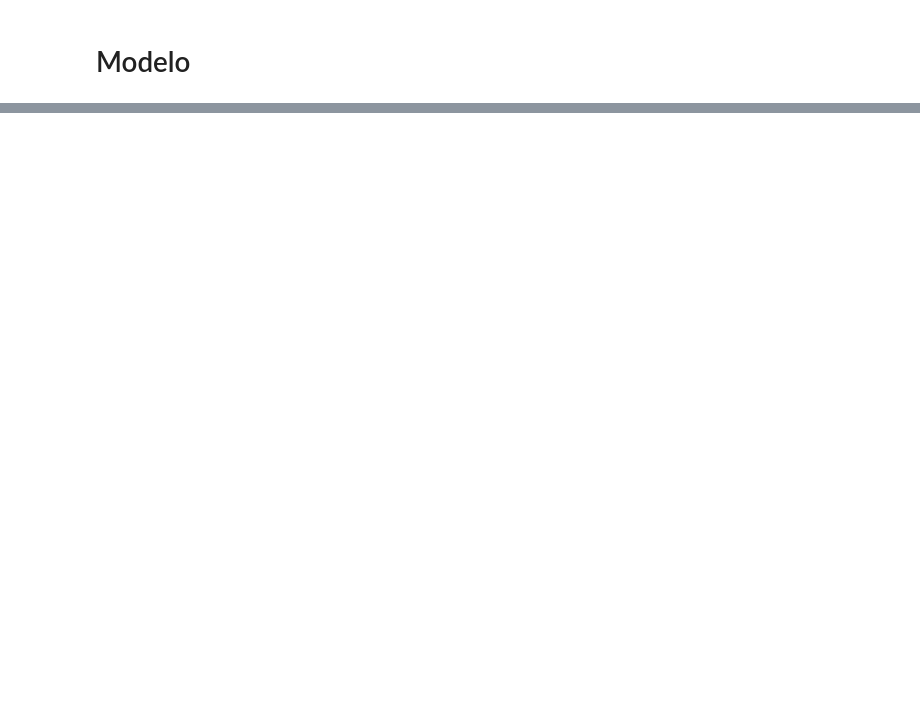
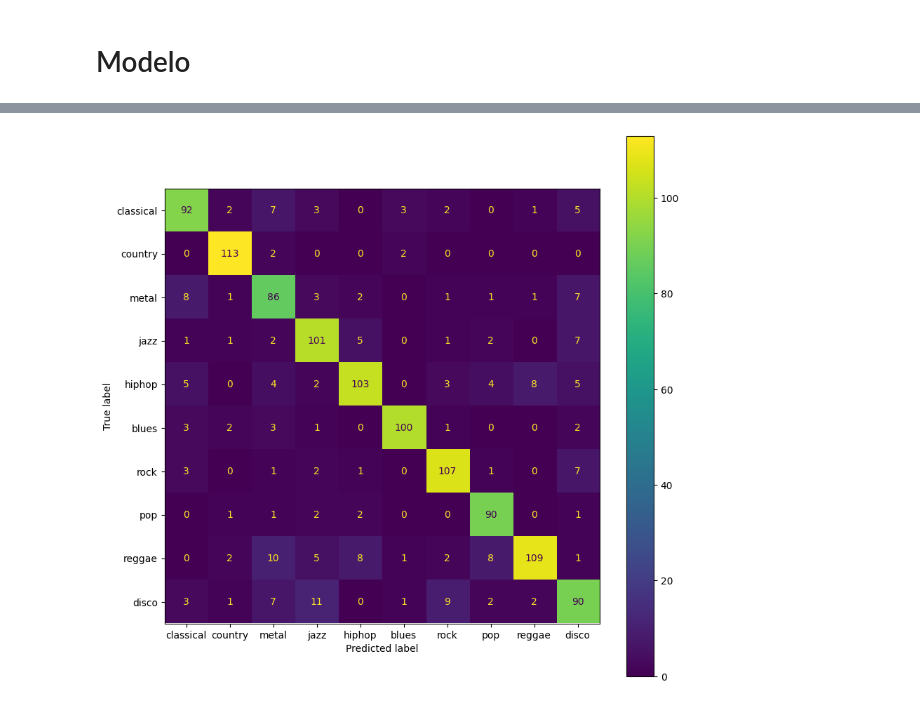
Before and after one commit to Ayrsz/GenreRecognizer, a Jupyter notebook: Model.ipynb, the cells around one changed output, grey strips where cells are left out. Saved outputs shown, nothing was run; the diff lists cells and outputs as text; code cells hidden in the pictures; blank space fills up the shorter version.

```diff
--- a/Model.ipynb
+++ b/Model.ipynb
@@ -209,0 +244,16 @@ plt.show()
+# %%
+Y_right = [label_unmapping[i] for i in Y_test]
+pred_right = [label_unmapping[i] for i in pred]
+conf_matrix = sk.metrics.confusion_matrix(Y_right, pred_right)
+
+def show_conf(conf_matrix):
+    labels = label_unmapping.values()
+    disp = sk.metrics.ConfusionMatrixDisplay(confusion_matrix= conf_matrix, display_labels= labels)
+
+    fig, ax = plt.subplots(figsize=(10,10))
+    disp.plot(ax=ax)
+
+
+show_conf(conf_matrix)
+# %% [output]
+[figure, added]
```
Also changed, not shown: parts of 12 cells of this notebook, 3 other files.
